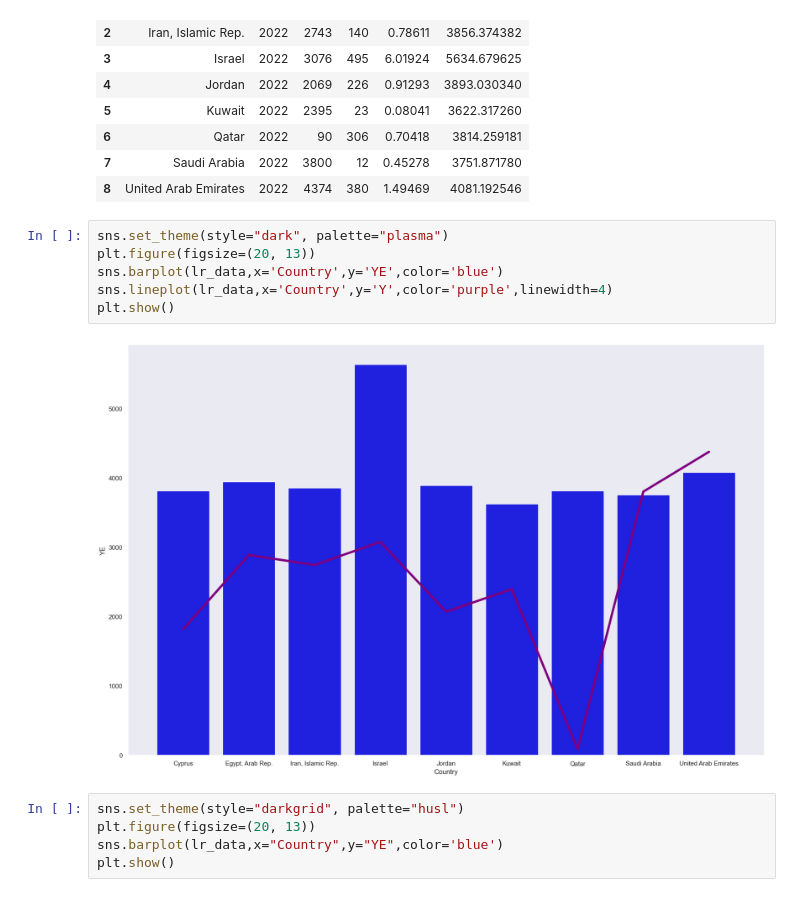
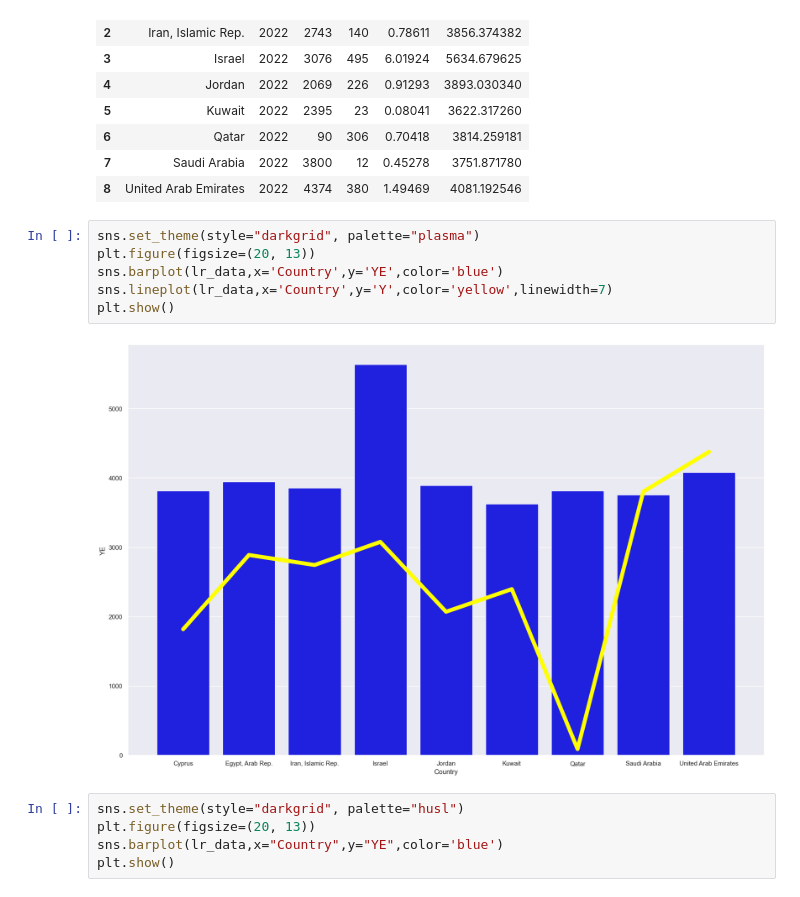
Before and after one commit to SulikoAndSoul/Works, a Jupyter notebook: Final_Project.ipynb, the cells around one changed output. Drawn from its saved outputs; the diff is of its cells as text.

```diff
--- a/Final_Project.ipynb
+++ b/Final_Project.ipynb
@@ -150,13 +150,13 @@ lr_data
 | 7 | Saudi Arabia | 2022 | 3800 | 12 | 0.45278 | 3751.871780 |
 | 8 | United Arab Emirates | 2022 | 4374 | 380 | 1.49469 | 4081.192546 |
 # %%
-sns.set_theme(style="dark", palette="plasma")
+sns.set_theme(style="darkgrid", palette="plasma")
 plt.figure(figsize=(20, 13))
 sns.barplot(lr_data,x='Country',y='YE',color='blue')
-sns.lineplot(lr_data,x='Country',y='Y',color='purple',linewidth=4)
+sns.lineplot(lr_data,x='Country',y='Y',color='yellow',linewidth=7)
 plt.show()
 # %% [output]
-[figure, old version]
+[figure, new version]
 # %%
 sns.set_theme(style="darkgrid", palette="husl")
 plt.figure(figsize=(20, 13))
```
Also changed, not shown: parts of 1 cell of this notebook.
